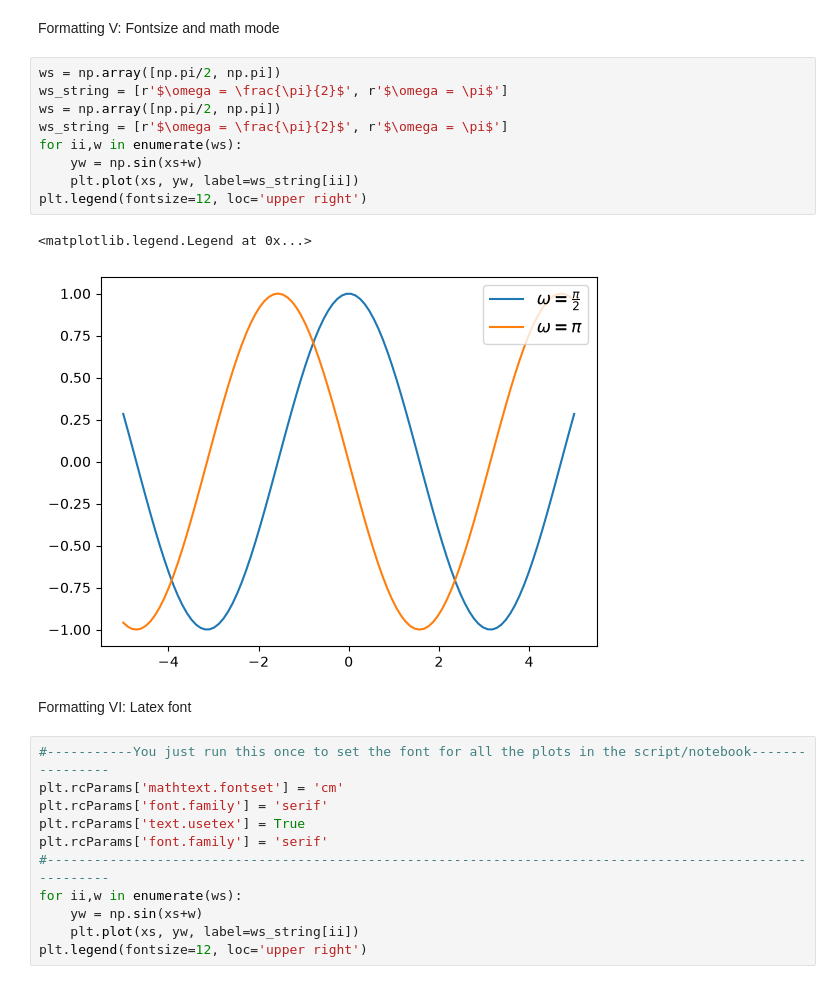
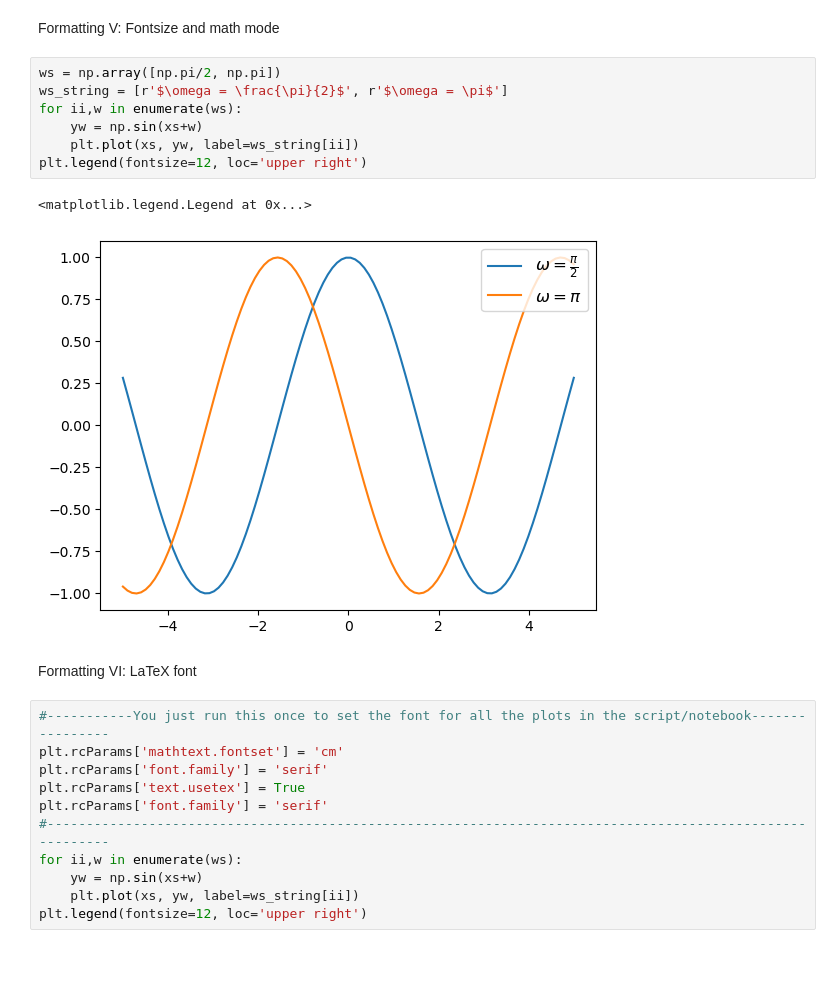
Before and after one commit to jvrglr/Scientific_python_QLS_diploma_26-27, a Jupyter notebook: Lecture_4.ipynb, the cells around one changed output. Drawn from its saved outputs; the diff is of its cells as text.

```diff
--- a/Lecture_4.ipynb
+++ b/Lecture_4.ipynb
@@ -151,19 +151,17 @@ List of line styles
 # %% [markdown]
 Formatting V: Fontsize and math mode
 # %%
-ws = np.array([np.pi/2, np.pi])
-ws_string = [r'$\omega = \frac{\pi}{2}$', r'$\omega = \pi$']
 ws = np.array([np.pi/2, np.pi])
 ws_string = [r'$\omega = \frac{\pi}{2}$', r'$\omega = \pi$']
 for ii,w in enumerate(ws):
     yw = np.sin(xs+w)
     plt.plot(xs, yw, label=ws_string[ii])
 plt.legend(fontsize=12, loc='upper right')
 # %% [output]
 <matplotlib.legend.Legend at 0x...>
-[figure, old version]
+[figure, new version]
 # %% [markdown]
-Formatting VI: Latex font
+Formatting VI: LaTeX font
 # %%
 #-----------You just run this once to set the font for all the plots in the script/notebook----------------
 plt.rcParams['mathtext.fontset'] = 'cm'
```
Also changed, not shown: parts of 19 cells of this notebook.
